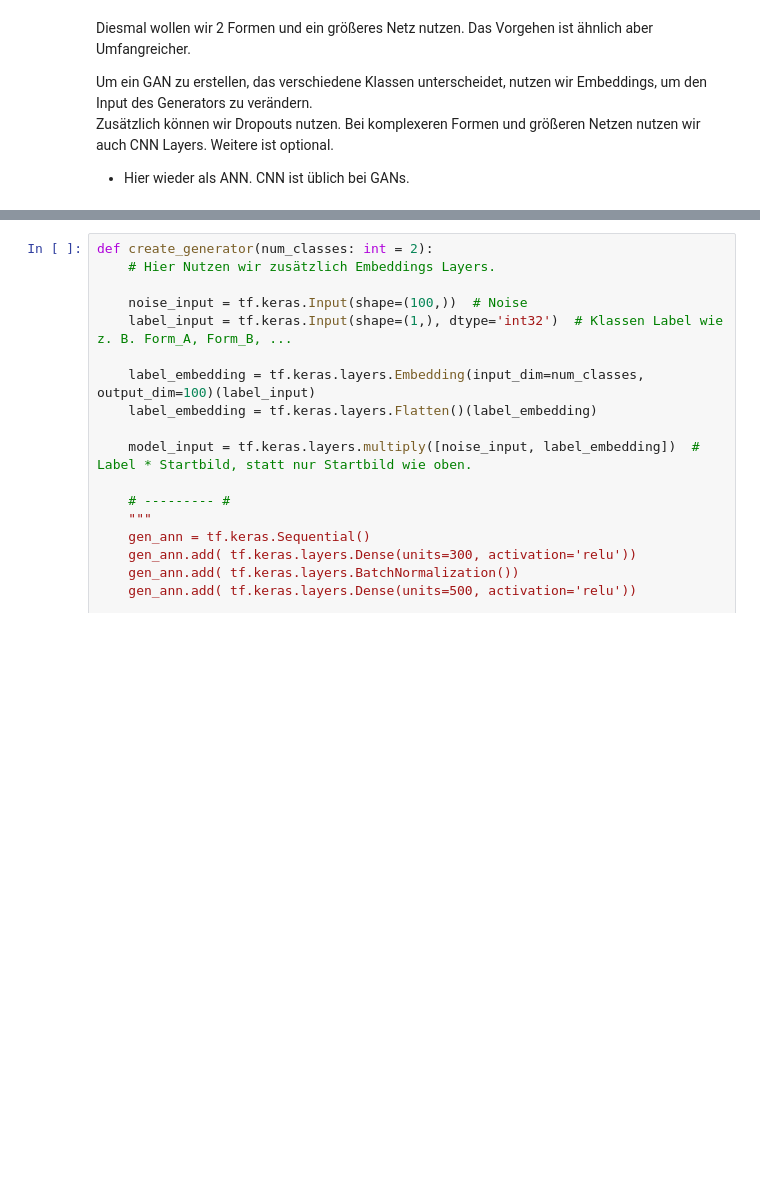
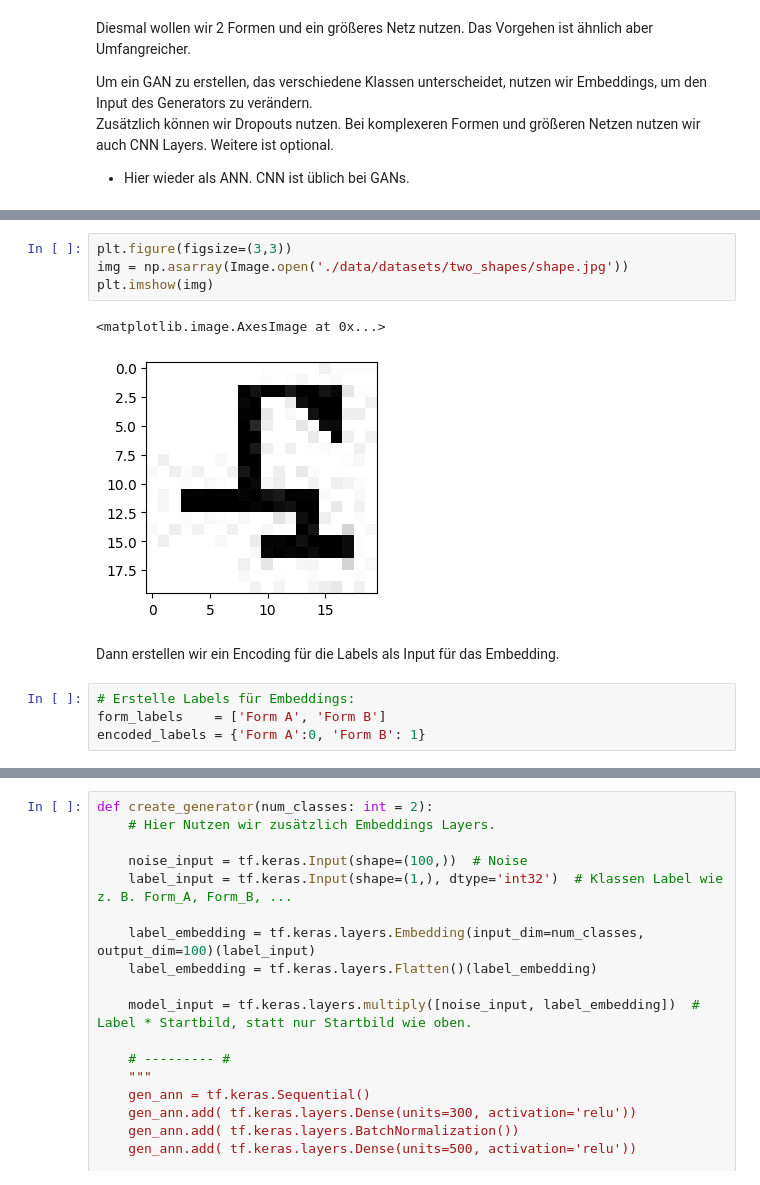
Before and after one commit to as8345s/GenAI_LangChain_Content, a Jupyter notebook: GAN/1_Introduce-GAN.ipynb, the cells around one changed output, grey strips where cells are left out. Drawn from its saved outputs; the diff is of its cells as text; blank space fills up the shorter version.

Commit message:
Update GAN Notebook
- Added self made dataset and some minor changes

```diff
--- a/GAN/1_Introduce-GAN.ipynb
+++ b/GAN/1_Introduce-GAN.ipynb
@@ -452,0 +476,13 @@ Zusätzlich können wir Dropouts nutzen. Bei komplexeren Formen und größeren N
+# %%
+plt.figure(figsize=(3,3))
+img = np.asarray(Image.open('./data/datasets/two_shapes/shape.jpg'))
+plt.imshow(img)
+# %% [output]
+<matplotlib.image.AxesImage at 0x...>
+[figure, added]
+# %% [markdown]
+Dann erstellen wir ein Encoding für die Labels als Input für das Embedding.
+# %%
+# Erstelle Labels für Embeddings:
+form_labels    = ['Form A', 'Form B']
+encoded_labels = {'Form A':0, 'Form B': 1}
```
Also changed, not shown: parts of 12 cells of this notebook, 1 other file.
